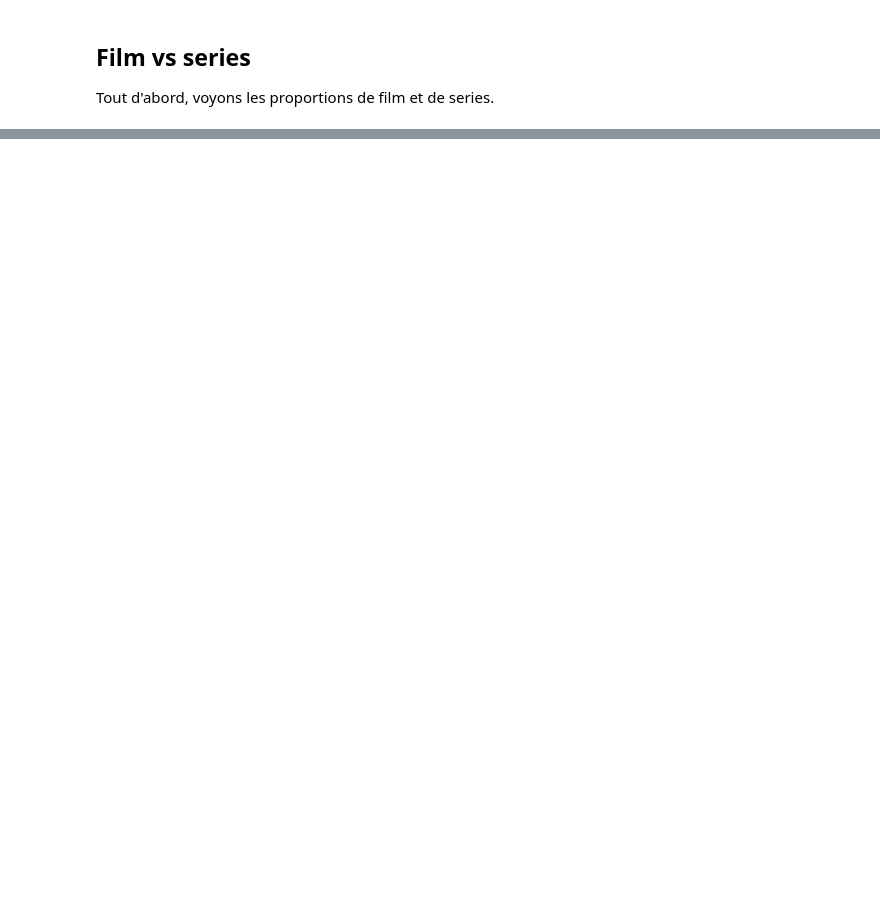
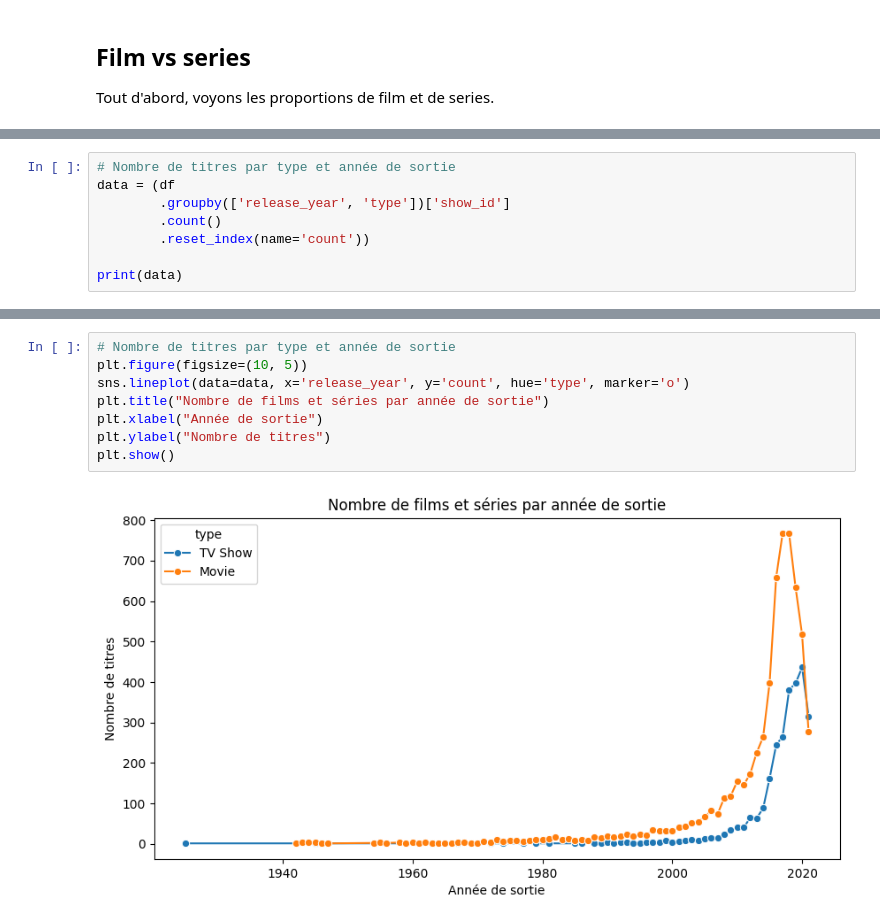
Before and after one commit to Ludovic-Potvin/8PRO408-Mini-Projet, a Jupyter notebook: analyse.ipynb, the cells around one changed output, grey strips where cells are left out. Drawn from its saved outputs; the diff is of its cells as text; blank space fills up the shorter version.

Commit message:
Graphes

```diff
--- a/analyse.ipynb
+++ b/analyse.ipynb
@@ -123,0 +114,8 @@ TV Show        63.0   88.0  162.0  244.0  265.0  380.0  397.0  436.0  315.0
+# %%
+# Nombre de titres par type et année de sortie
+data = (df
+        .groupby(['release_year', 'type'])['show_id']
+        .count()
+        .reset_index(name='count'))
+
+print(data)
@@ -123,0 +137,10 @@ TV Show        63.0   88.0  162.0  244.0  265.0  380.0  397.0  436.0  315.0
+# %%
+# Nombre de titres par type et année de sortie
+plt.figure(figsize=(10, 5))
+sns.lineplot(data=data, x='release_year', y='count', hue='type', marker='o')
+plt.title("Nombre de films et séries par année de sortie")
+plt.xlabel("Année de sortie")
+plt.ylabel("Nombre de titres")
+plt.show()
+# %% [output]
+[figure, added]
```
Also changed, not shown: parts of 25 cells of this notebook, 1 other file.
